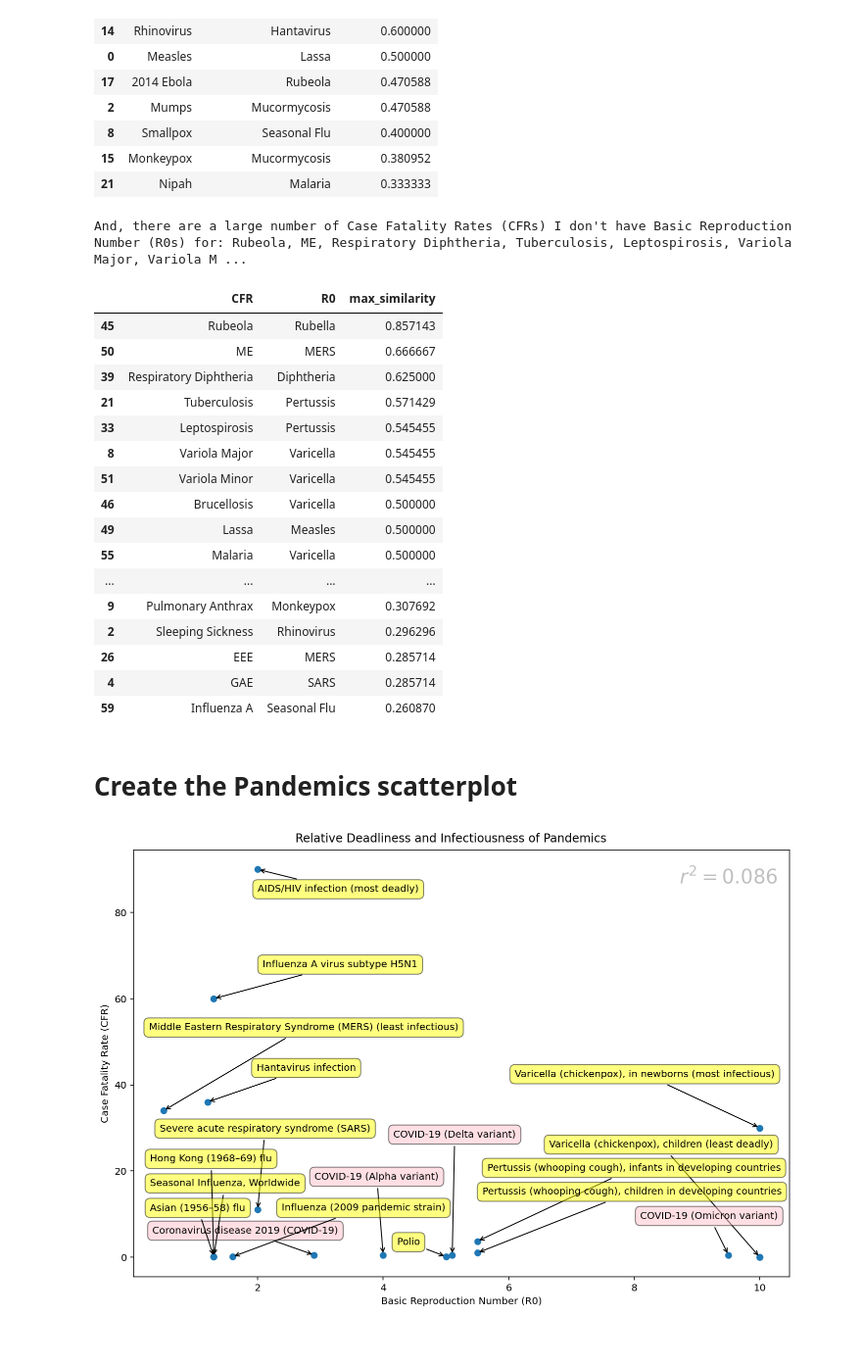
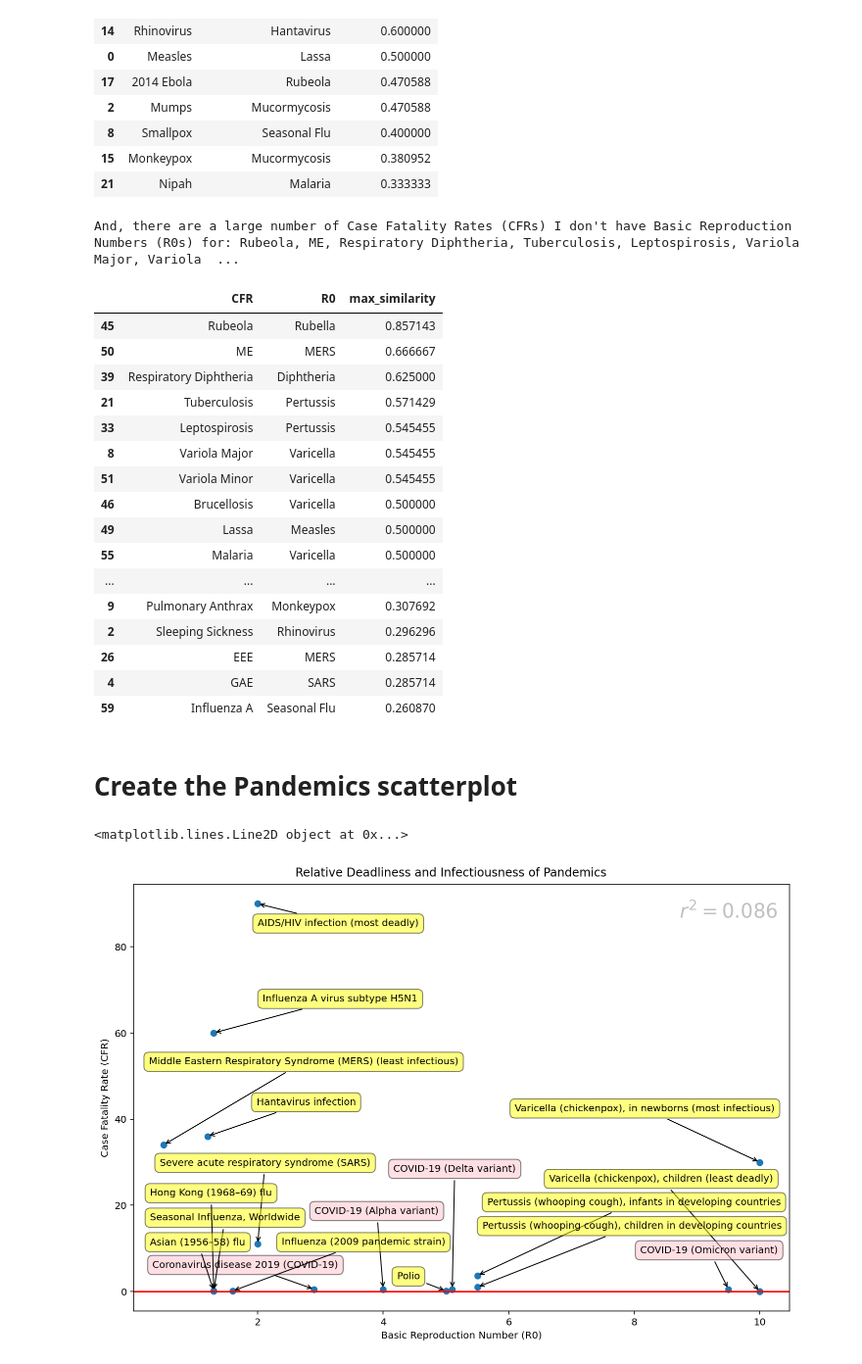
Before and after one commit to dbabbitt/covid19, a Jupyter notebook: scatterplots/Deadliness vs Infectiousness (of Pandemics).ipynb, the cells around one changed output. Shown at 98% size. Saved outputs shown, nothing was run; the diff lists cells and outputs as text; code cells hidden in the pictures.

```diff
--- a/scatterplots/Deadliness vs Infectiousness (of Pandemics).ipynb
+++ b/scatterplots/Deadliness vs Infectiousness (of Pandemics).ipynb
@@ -43,8 +43,9 @@ ssu = StatsScrapingUtilities(s=s)
 ## Get the Basic Reproduction Number data
 # %%
 
+ev_explanation_str = 'Basic Reproduction Number'
 url = 'https://en.wikipedia.org/wiki/Basic_reproduction_number'
-print(f'The Basic Reproduction Number data is from {url}.')
+print(f'The {ev_explanation_str} data is from {url}.')
 if s.pickle_exists('R0s_df'):
     R0s_df = s.load_object('R0s_df')
 else:
@@ -64,8 +65,9 @@ The Basic Reproduction Number data is from https://en.wikipedia.org/wiki/Basic_r
 ## Get the Case Fatality Rate data
 # %%
 
+rv_explanation_str = 'Case Fatality Rate'
 url = 'https://en.wikipedia.org/wiki/List_of_human_disease_case_fatality_rates'
-print(f'The Case Fatality Rate data is from {url}.')
+print(f'The {rv_explanation_str} data is from {url}.')
 if s.pickle_exists('CFRs_df'):
     CFRs_df = s.load_object('CFRs_df')
 else:
@@ -177,11 +179,11 @@ typos_df = ssu.check_for_typos(CFRs_df.short_disease_name.unique(), R0s_df.short
                                verbose=False).rename(columns={'left_item': 'CFR', 'right_item': 'R0'})
 mask_series = (typos_df.max_similarity < 1.0)
 df = typos_df[mask_series].sort_values(['max_similarity', 'CFR', 'R0'], ascending=[False, True, True])
-f_str = "And, there are a large number of Case Fatality Rates (CFRs) I don't have Basic Reproduction Number (R0s) for: "
+f_str = f"And, there are a large number of {rv_explanation_str}s (CFRs) I don't have {ev_explanation_str}s (R0s) for: "
 print(f_str + ssu.conjunctify_nouns(df.CFR.tolist()) + '.')
 df
 # %% [output]
-And, there are a large number of Case Fatality Rates (CFRs) I don't have Basic Reproduction Number (R0s) for: Rubeola, ME, Respiratory Diphtheria, Tuberculosis, Leptospirosis, Variola Major, Variola M ...
+And, there are a large number of Case Fatality Rates (CFRs) I don't have Basic Reproduction Numbers (R0s) for: Rubeola, ME, Respiratory Diphtheria, Tuberculosis, Leptospirosis, Variola Major, Variola  ...
 |  | CFR | R0 | max_similarity |
 | 45 | Rubeola | Rubella | 0.857143 |
 | 50 | ME | MERS | 0.666667 |
@@ -233,12 +235,12 @@ rv_max = df[rv_column_name].max()
 # %%
 
 # First order (linear) scatterplot
-fig1_fig = plt.figure(figsize=(12,8))
+fig = plt.figure(figsize=(12,8))
 merge_axes_subplot = plt.scatter(x=df[ev_column_name].tolist(), y=df[rv_column_name].tolist(), s=None, c=None, marker=None, cmap=None,
                                  norm=None, vmin=None, vmax=None, alpha=None, linewidths=None, edgecolors=None,
                                  plotnonfinite=False, data=df)
-xlabel_text = plt.xlabel('Basic Reproduction Number ({})'.format(explanatory_variable))
-ylabel_text = plt.ylabel('Case Fatality Rate ({})'.format(response_variable))
+xlabel_text = plt.xlabel('{} ({})'.format(ev_explanation_str, explanatory_variable))
+ylabel_text = plt.ylabel('{} ({})'.format(rv_explanation_str, response_variable))
 
 # Add annotations
 ev_min_labeled = False
@@ -285,40 +287,42 @@ for label, x, y in zip(df.index, df[ev_column_name], df[rv_column_name]):
     elif ('kong' in label.lower()):
         annotation = plt.annotate('{}'.format(label), xy=(x, y), xytext=(-65, 95), **kwargs)
     elif ('swine' in label.lower()):
         annotation = plt.annotate('{}'.format(label), xy=(x, y), xytext=(-50, 100-2.7842095), **kwargs)
     elif ('seasonal' in label.lower()):
         annotation = plt.annotate('{}'.format(label), xy=(x, y), xytext=(-65, 70), **kwargs)
     elif ('spanish' in label.lower()):
         annotation = plt.annotate('{}'.format(label), xy=(x, y), xytext=(-59, 128), **kwargs)
     elif ('asian' in label.lower()):
         annotation = plt.annotate('{}'.format(label), xy=(x, y), xytext=(-65, 45), **kwargs)
     elif ('whooping' in label.lower()) and ('infants' in label.lower()):
         annotation = plt.annotate('{}'.format(label), xy=(x, y), xytext=(10, 70), **kwargs)
     elif ('whooping' in label.lower()) and ('children' in label.lower()):
         annotation = plt.annotate('{}'.format(label), xy=(x, y), xytext=(5, 57.5), **kwargs)
     elif ('polio' in label.lower()):
         annotation = plt.annotate('{}'.format(label), xy=(x, y), xytext=(-50, 10), **kwargs)
     elif ('2009' in label):
         annotation = plt.annotate('{}'.format(label), xy=(x, y), xytext=(50, 45), **kwargs)
     else:
         annotation = plt.annotate('{}'.format(label), xy=(x, y), xytext=(50, 30), **kwargs)
 
 # Add r-squared
 x = df[ev_column_name].values
 y = df[rv_column_name].values
 plt.text(9.5, 88, r'$r^2 = {0:.2}$'.format(stats.pearsonr(x, y)[0] ** 2), fontsize=20, alpha=0.25,
          horizontalalignment='center', verticalalignment='center')
 plt.suptitle(t='Relative Deadliness and Infectiousness of Pandemics', x=0.5, y=0.91)
 left, right = plt.xlim()
 bottom, top = plt.ylim()
-file_path = os.path.join(svg_dir, 'pandemic.svg')
-plt.savefig(file_path)
-with open(file_path, 'r') as f:
-    xml_str = f.read()
-    d_regex = re.compile('d="([^"\r\n]+)[\r\n]+')
-    while d_regex.search(xml_str):
-        xml_str = d_regex.sub(r'd="\g<1>', xml_str)
-    with open(file_path, 'w') as f:
-        print(xml_str.strip(), file=f)
+# file_path = os.path.join(svg_dir, 'pandemic.svg')
+# plt.savefig(file_path)
+# with open(file_path, 'r') as f:
+#     xml_str = f.read()
+#     d_regex = re.compile('d="([^"\r\n]+)[\r\n]+')
+#     while d_regex.search(xml_str):
+#         xml_str = d_regex.sub(r'd="\g<1>', xml_str)
+#     with open(file_path, 'w') as f:
+#         print(xml_str.strip(), file=f)
+plt.axhline(y=0.0, color='r', linestyle='-')
 # %% [output]
+<matplotlib.lines.Line2D object at 0x...>
-[figure, old version]
+[figure, new version]
```
Also changed, not shown: parts of 10 cells of this notebook, 3 other files.
